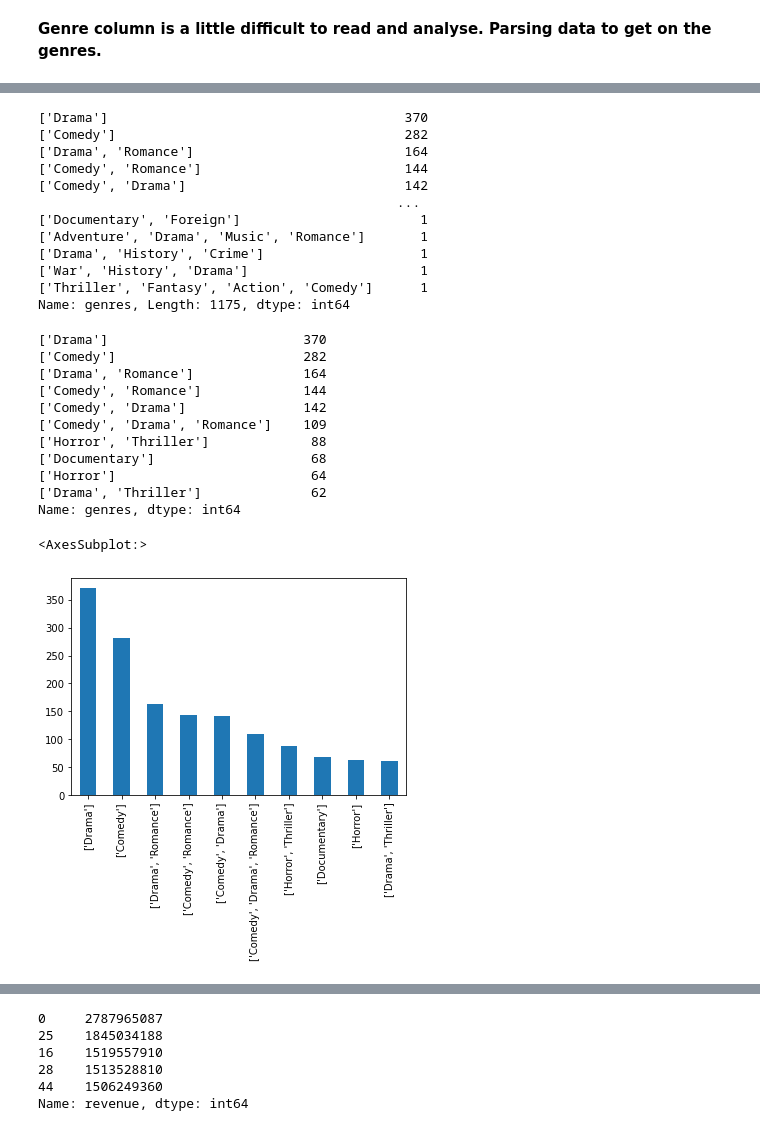
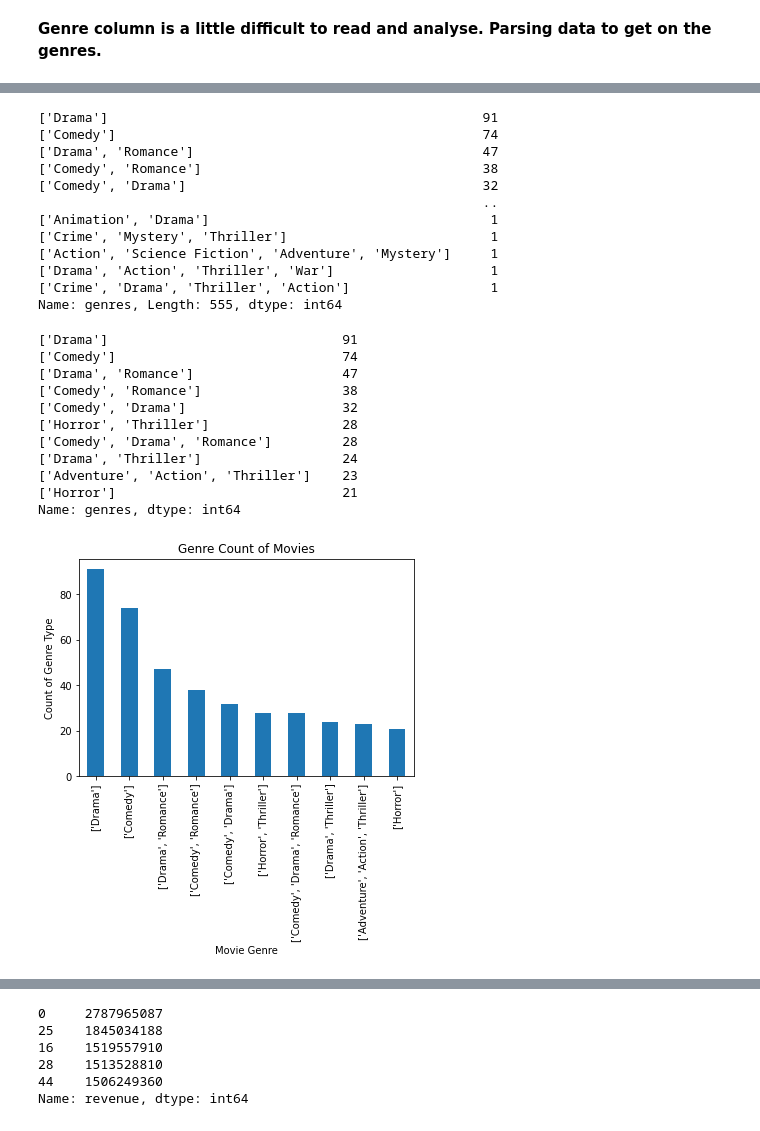
Before and after one commit to HunterKane/Project-2---Movie-Analysis-Udacity, a Jupyter notebook: Project 2 - IMBD Data Analysis .ipynb, the cells around one changed output, grey strips where cells are left out. Drawn from its saved outputs; the diff is of its cells as text; code cells hidden in the pictures.

```diff
--- a/Project 2 - IMBD Data Analysis .ipynb
+++ b/Project 2 - IMBD Data Analysis .ipynb
@@ -43,6 +43,8 @@ Data columns (total 20 columns):
  19  vote_count            4803 non-null   int64
 dtypes: float64(3), int64(4), object(13)
 memory usage: 750.6+ KB
+# %%
+movie_df.dropna(axis=0, inplace=True)
 # %% [markdown]
 __Conclusion from data__
 Some data is missing from: homepage, overview, release_date, runtime and tagline. However, these will not dilute the analysis result as there are only a few data values missing.
@@ -111,40 +126,42 @@ array(["['Action', 'Adventure', 'Animation', 'Comedy', 'Family', 'Fantasy', 'Rom
 # highest genres count
 movie_df.genres.value_counts()
 # %% [output]
-['Drama']                                      370
-['Comedy']                                     282
-['Drama', 'Romance']                           164
-['Comedy', 'Romance']                          144
-['Comedy', 'Drama']                            142
-                                              ...
-['Documentary', 'Foreign']                       1
-['Adventure', 'Drama', 'Music', 'Romance']       1
-['Drama', 'History', 'Crime']                    1
-['War', 'History', 'Drama']                      1
-['Thriller', 'Fantasy', 'Action', 'Comedy']      1
-Name: genres, Length: 1175, dtype: int64
+['Drama']                                                91
+['Comedy']                                               74
+['Drama', 'Romance']                                     47
+['Comedy', 'Romance']                                    38
+['Comedy', 'Drama']                                      32
+                                                         ..
+['Animation', 'Drama']                                    1
+['Crime', 'Mystery', 'Thriller']                          1
+['Action', 'Science Fiction', 'Adventure', 'Mystery']     1
+['Drama', 'Action', 'Thriller', 'War']                    1
+['Crime', 'Drama', 'Thriller', 'Action']                  1
+Name: genres, Length: 555, dtype: int64
 # %%
 # Top 10 genres of movies
 movie_df.genres.value_counts().head(10)
 # %% [output]
-['Drama']                         370
-['Comedy']                        282
-['Drama', 'Romance']              164
-['Comedy', 'Romance']             144
-['Comedy', 'Drama']               142
-['Comedy', 'Drama', 'Romance']    109
-['Horror', 'Thriller']             88
-['Documentary']                    68
-['Horror']                         64
-['Drama', 'Thriller']              62
+['Drama']                              91
+['Comedy']                             74
+['Drama', 'Romance']                   47
+['Comedy', 'Romance']                  38
+['Comedy', 'Drama']                    32
+['Horror', 'Thriller']                 28
+['Comedy', 'Drama', 'Romance']         28
+['Drama', 'Thriller']                  24
+['Adventure', 'Action', 'Thriller']    23
+['Horror']                             21
 Name: genres, dtype: int64
 # %%
 movie_genres10 = movie_df.genres.value_counts().head(10)
-# %%
-movie_genres10.plot.bar()
-# %% [output]
-<AxesSubplot:>
-[figure, removed]
+# %%
+movie_genres10.plot.bar()
+plt.xlabel('Movie Genre')
+plt.ylabel('Count of Genre Type')
+plt.title('Genre Count of Movies');
+# %% [output]
+[figure, added]
 # %%
 # Highest earning: Revenue - budget
 movie_df.info()
```
Also changed, not shown: parts of 13 cells of this notebook.
